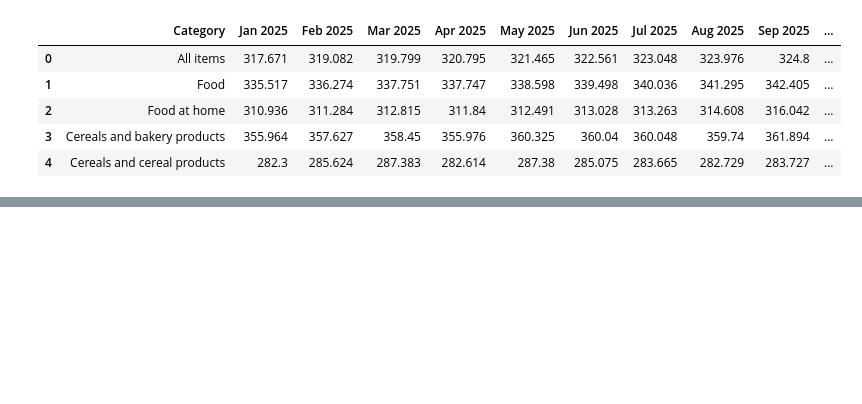
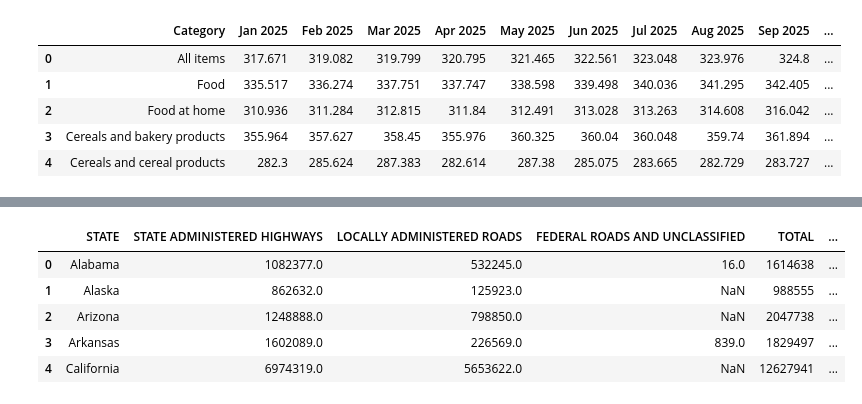
Before and after one commit to myanh2012/DATA3301-burgers, a Jupyter notebook: myanh-test.ipynb, the cells around one changed output, grey strips where cells are left out. Cells and saved outputs as stored; diff of their text form; code cells hidden in the pictures; blank space fills up the shorter version.

```diff
--- a/myanh-test.ipynb
+++ b/myanh-test.ipynb
@@ -117,0 +250,10 @@ ModuleNotFoundError: No module named 'google'
+# %%
+#converting data type to numeric
+for col in highway_fund.columns:
+    if col[0] != "STATE":
+        highway_fund[col] = pd.to_numeric(
+            highway_fund[col],
+            errors="coerce"
+        )
+
+highway_fund.dtypes
@@ -117,0 +276,10 @@ ModuleNotFoundError: No module named 'google'
+# %%
+highway_fund.columns = highway_fund.columns.droplevel(0)
+highway_fund.head()
+# %% [output]
+|  | STATE | STATE ADMINISTERED HIGHWAYS | LOCALLY ADMINISTERED ROADS | FEDERAL ROADS AND UNCLASSIFIED | TOTAL | ... |
+| 0 | Alabama | 1082377.0 | 532245.0 | 16.0 | 1614638 | ... |
+| 1 | Alaska | 862632.0 | 125923.0 | NaN | 988555 | ... |
+| 2 | Arizona | 1248888.0 | 798850.0 | NaN | 2047738 | ... |
+| 3 | Arkansas | 1602089.0 | 226569.0 | 839.0 | 1829497 | ... |
+| 4 | California | 6974319.0 | 5653622.0 | NaN | 12627941 | ... |
```
Also changed, not shown: parts of 26 cells of this notebook, 3 other files.
